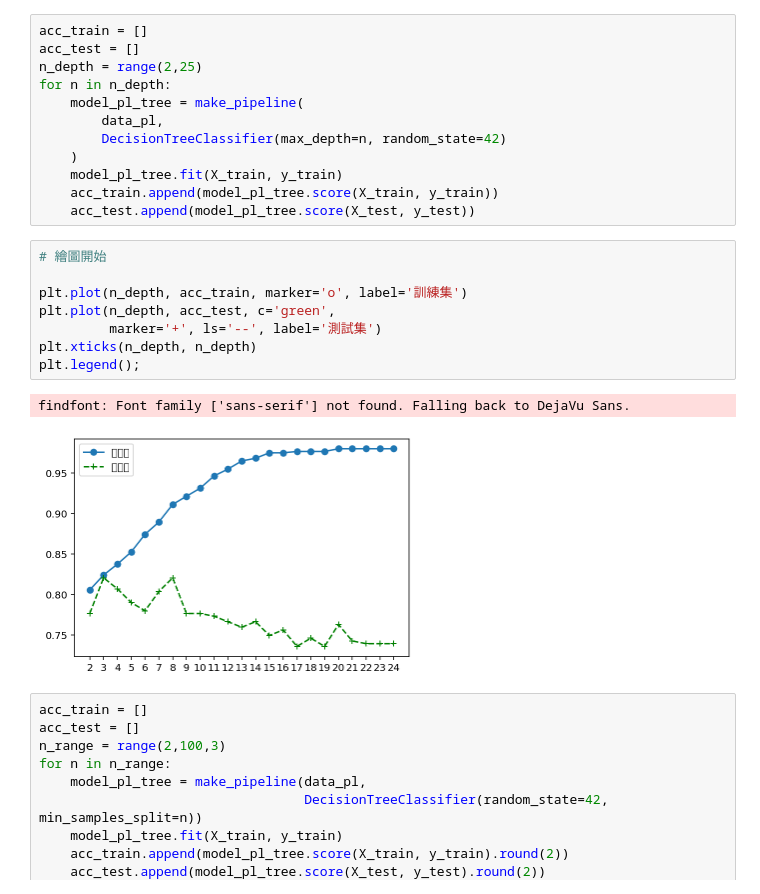
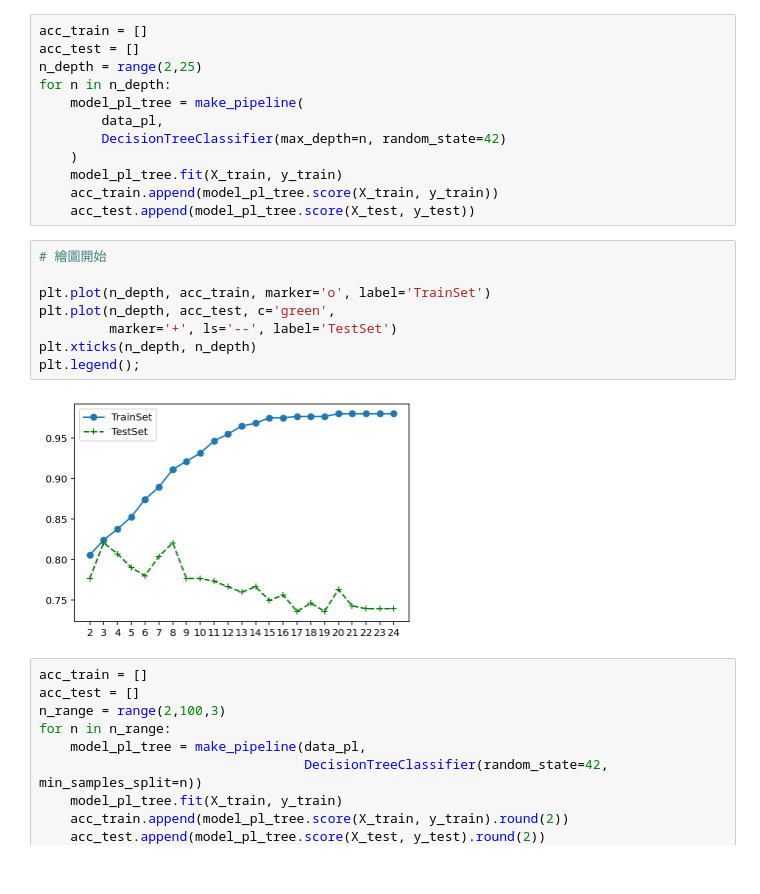
Before and after one commit to jumbokh/csu1101-ML-Class, a Jupyter notebook: notebooks/ch9_DecisionTree.ipynb, the cells around one changed output. Cells and saved outputs as stored; diff of their text form.

```diff
--- a/notebooks/ch9_DecisionTree.ipynb
+++ b/notebooks/ch9_DecisionTree.ipynb
@@ -109,14 +128,13 @@ for n in n_depth:
 # %%
 # 繪圖開始
 
-plt.plot(n_depth, acc_train, marker='o', label='訓練集')
+plt.plot(n_depth, acc_train, marker='o', label='TrainSet')
 plt.plot(n_depth, acc_test, c='green',
-         marker='+', ls='--', label='測試集')
+         marker='+', ls='--', label='TestSet')
 plt.xticks(n_depth, n_depth)
 plt.legend();
 # %% [output]
-findfont: Font family ['sans-serif'] not found. Falling back to DejaVu Sans.
-[figure, old version]
+[figure, new version]
 # %%
 acc_train = []
 acc_test = []
```
Also changed, not shown: parts of 2 cells of this notebook.
